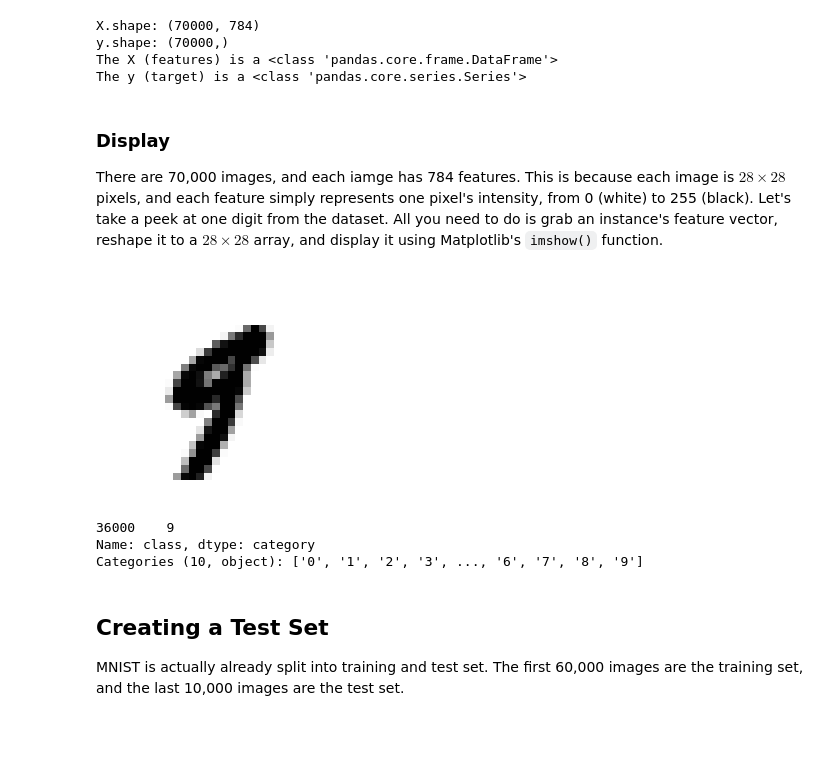
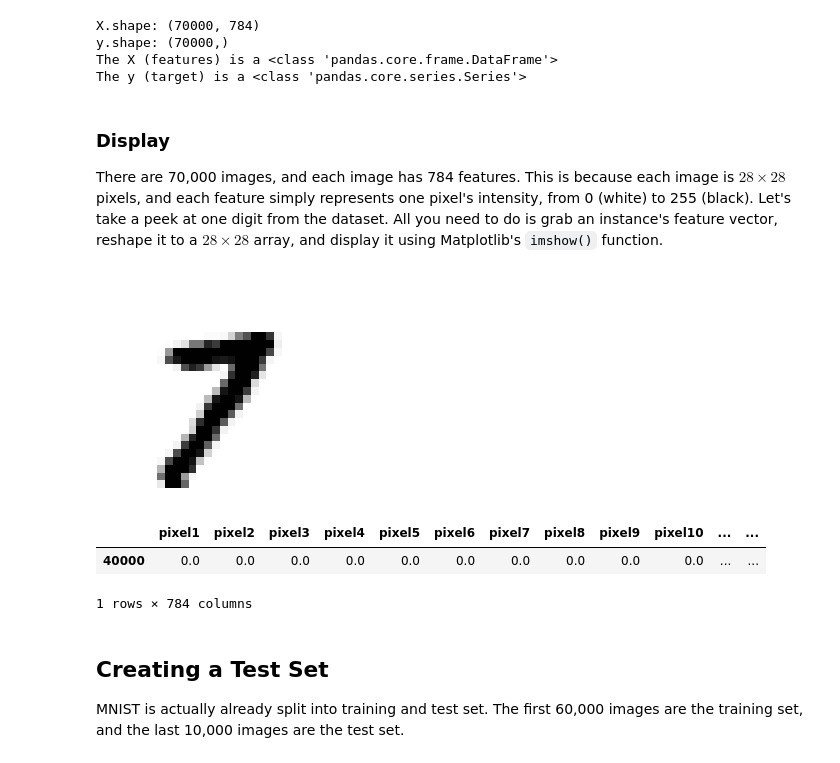
Before and after one commit to sminerport/notebooks, a Jupyter notebook: Hands-On-Machine-Learning/chapter-3-classification.ipynb, the cells around one changed output. Drawn from its saved outputs; the diff is of its cells as text; code cells hidden in the pictures; blank space fills up the shorter version.

```diff
--- a/Hands-On-Machine-Learning/chapter-3-classification.ipynb
+++ b/Hands-On-Machine-Learning/chapter-3-classification.ipynb
@@ -53,27 +55,28 @@ The y (target) is a <class 'pandas.core.series.Series'>
 # %% [markdown]
 ### Display
 
-There are 70,000 images, and each iamge has 784 features. This is because each image is $28\times28$ pixels, and each feature simply represents one pixel's intensity, from 0 (white) to 255 (black). Let's take a peek at one digit from the dataset. All you need to do is grab an instance's feature vector, reshape it to a $28\times28$ array, and display it using Matplotlib's `imshow()` function.
+There are 70,000 images, and each image has 784 features. This is because each image is $28 \times 28$ pixels, and each feature simply represents one pixel's intensity, from 0 (white) to 255 (black). Let's take a peek at one digit from the dataset. All you need to do is grab an instance's feature vector, reshape it to a $28 \times 28$ array, and display it using Matplotlib's `imshow()` function.
 # %%
 %matplotlib inline
 import matplotlib
 import matplotlib.pyplot as plt
 
-some_digit = X[36000:36001]
-some_digit_image = some_digit.to_numpy().reshape(28, 28) # to_numpy allows for reshaping
+digit_7 = X[40000:40001]
 
-plt.imshow(some_digit_image, cmap = matplotlib.cm.binary, interpolation="nearest")
+digit_7_image = digit_7.to_numpy().reshape(28, 28) # to_numpy allows for reshaping
+
+plt.imshow(digit_7_image, cmap = matplotlib.cm.binary, interpolation="nearest")
 plt.axis("off")
 plt.show()
 # %% [output]
-[figure, old version]
+[figure, new version]
 # %%
 # Show image, get the image label
-y[36000:36001]
+X[40000:40001]
 # %% [output]
+|  | pixel1 | pixel2 | pixel3 | pixel4 | pixel5 | pixel6 | pixel7 | pixel8 | pixel9 | pixel10 | ... | ... |
+| 40000 | 0.0 | 0.0 | 0.0 | 0.0 | 0.0 | 0.0 | 0.0 | 0.0 | 0.0 | 0.0 | ... | ... |
-36000    9
-Name: class, dtype: category
-Categories (10, object): ['0', '1', '2', '3', ..., '6', '7', '8', '9']
+1 rows × 784 columns
 # %% [markdown]
 ## Creating a Test Set
 
```
Also changed, not shown: parts of 52 cells of this notebook.
